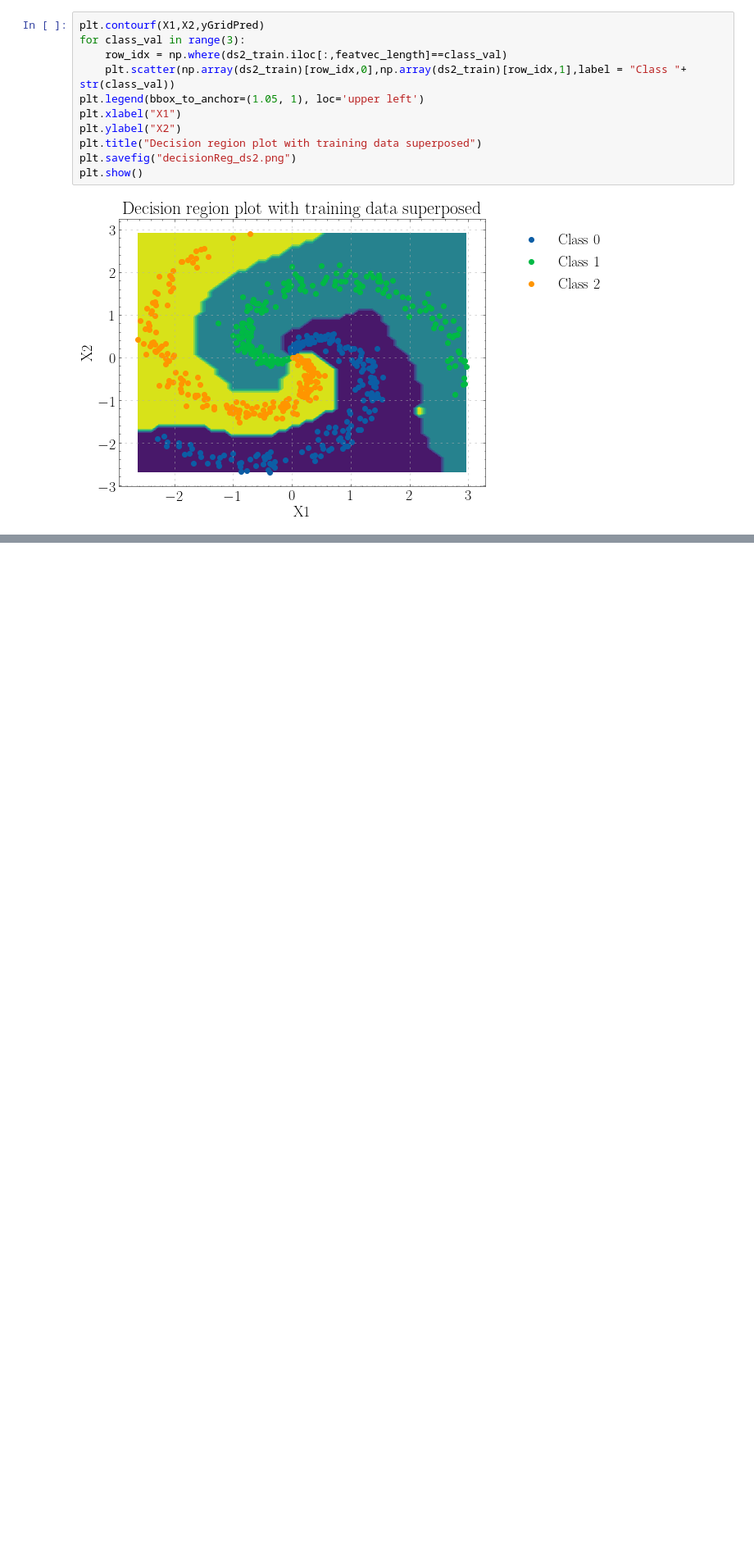
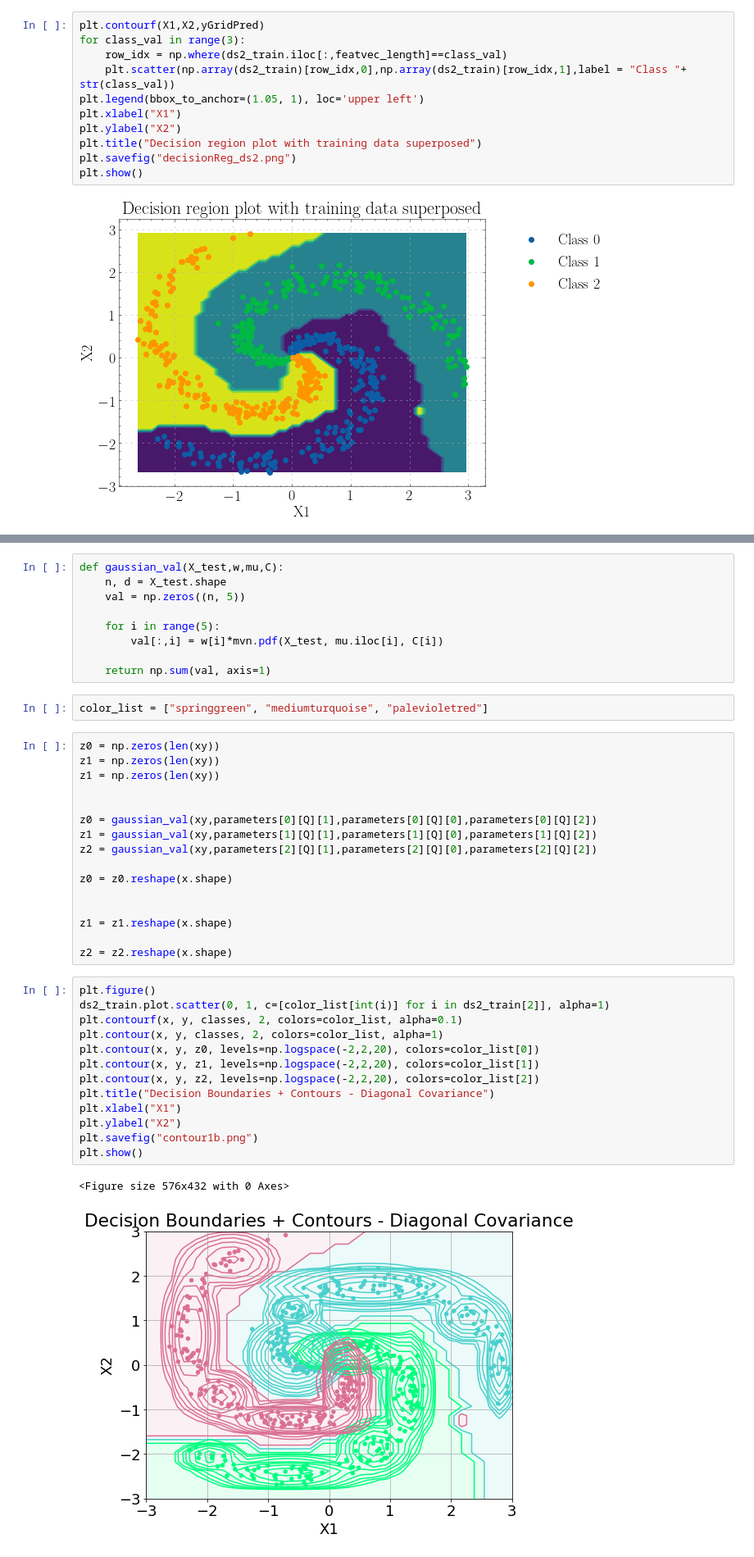
Before and after one commit to sowmyamanojna/CS5691-PRML-Assignments, a Jupyter notebook: assignment2/codes/Assignment2.ipynb, the cells around one changed output, grey strips where cells are left out. Shown: that part at 82% size. Cells and saved outputs as stored; diff of their text form; blank space fills up the shorter version.

```diff
--- a/assignment2/codes/Assignment2.ipynb
+++ b/assignment2/codes/Assignment2.ipynb
@@ -925,0 +847,43 @@ plt.contour(X1,X2,yGridPred)
+# %%
+def gaussian_val(X_test,w,mu,C):
+    n, d = X_test.shape
+    val = np.zeros((n, 5))
+
+    for i in range(5):
+        val[:,i] = w[i]*mvn.pdf(X_test, mu.iloc[i], C[i])
+
+    return np.sum(val, axis=1)
+# %%
+color_list = ["springgreen", "mediumturquoise", "palevioletred"]
+# %%
+z0 = np.zeros(len(xy))
+z1 = np.zeros(len(xy))
+z1 = np.zeros(len(xy))
+
+
+z0 = gaussian_val(xy,parameters[0][Q][1],parameters[0][Q][0],parameters[0][Q][2])
+z1 = gaussian_val(xy,parameters[1][Q][1],parameters[1][Q][0],parameters[1][Q][2])
+z2 = gaussian_val(xy,parameters[2][Q][1],parameters[2][Q][0],parameters[2][Q][2])
+
+z0 = z0.reshape(x.shape)
+
+
+z1 = z1.reshape(x.shape)
+
+z2 = z2.reshape(x.shape)
+# %%
+plt.figure()
+ds2_train.plot.scatter(0, 1, c=[color_list[int(i)] for i in ds2_train[2]], alpha=1)
+plt.contourf(x, y, classes, 2, colors=color_list, alpha=0.1)
+plt.contour(x, y, classes, 2, colors=color_list, alpha=1)
+plt.contour(x, y, z0, levels=np.logspace(-2,2,20), colors=color_list[0])
+plt.contour(x, y, z1, levels=np.logspace(-2,2,20), colors=color_list[1])
+plt.contour(x, y, z2, levels=np.logspace(-2,2,20), colors=color_list[2])
+plt.title("Decision Boundaries + Contours - Diagonal Covariance")
+plt.xlabel("X1")
+plt.ylabel("X2")
+plt.savefig("contour1b.png")
+plt.show()
+# %% [output]
+<Figure size 576x432 with 0 Axes>
+[figure, added]
```
Also changed, not shown: parts of 35 cells of this notebook, 12 other files.
